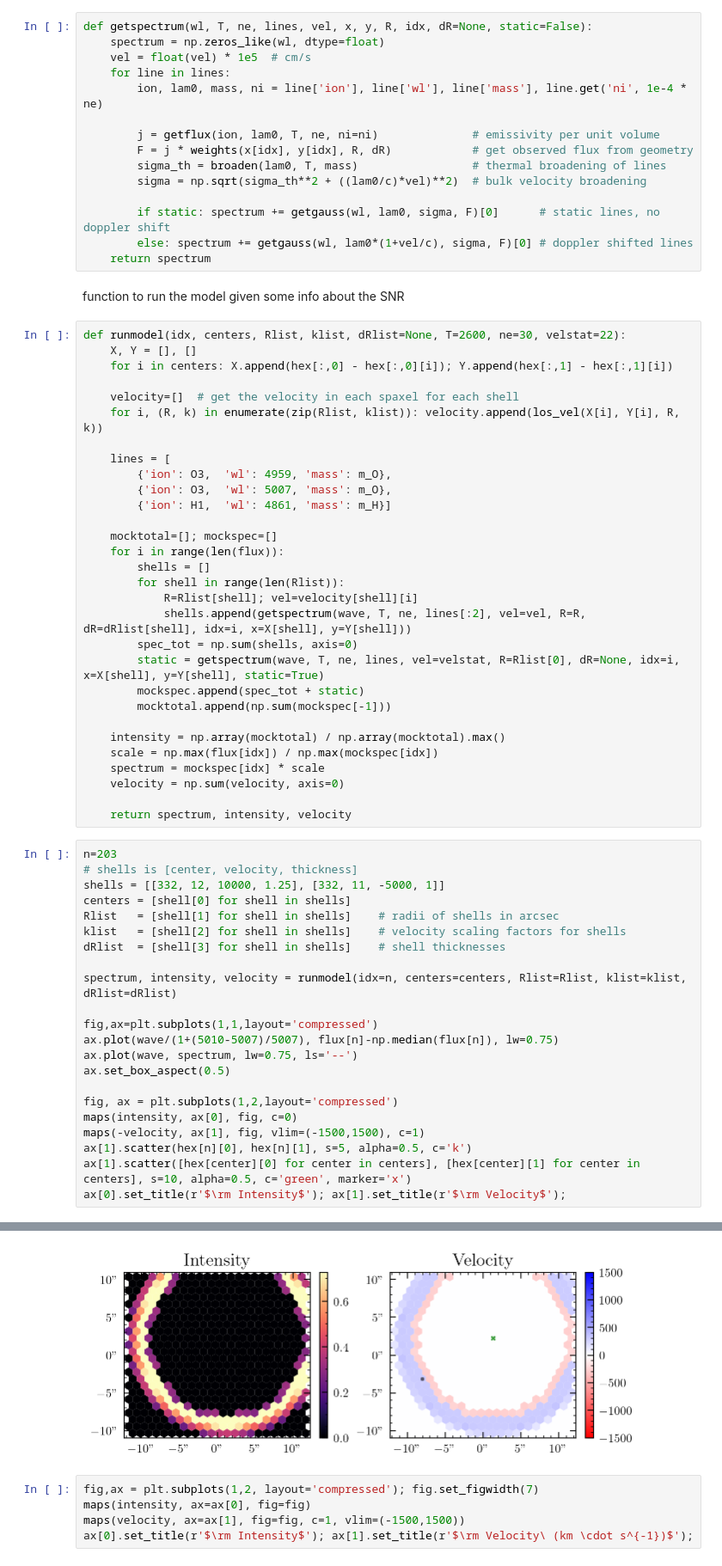
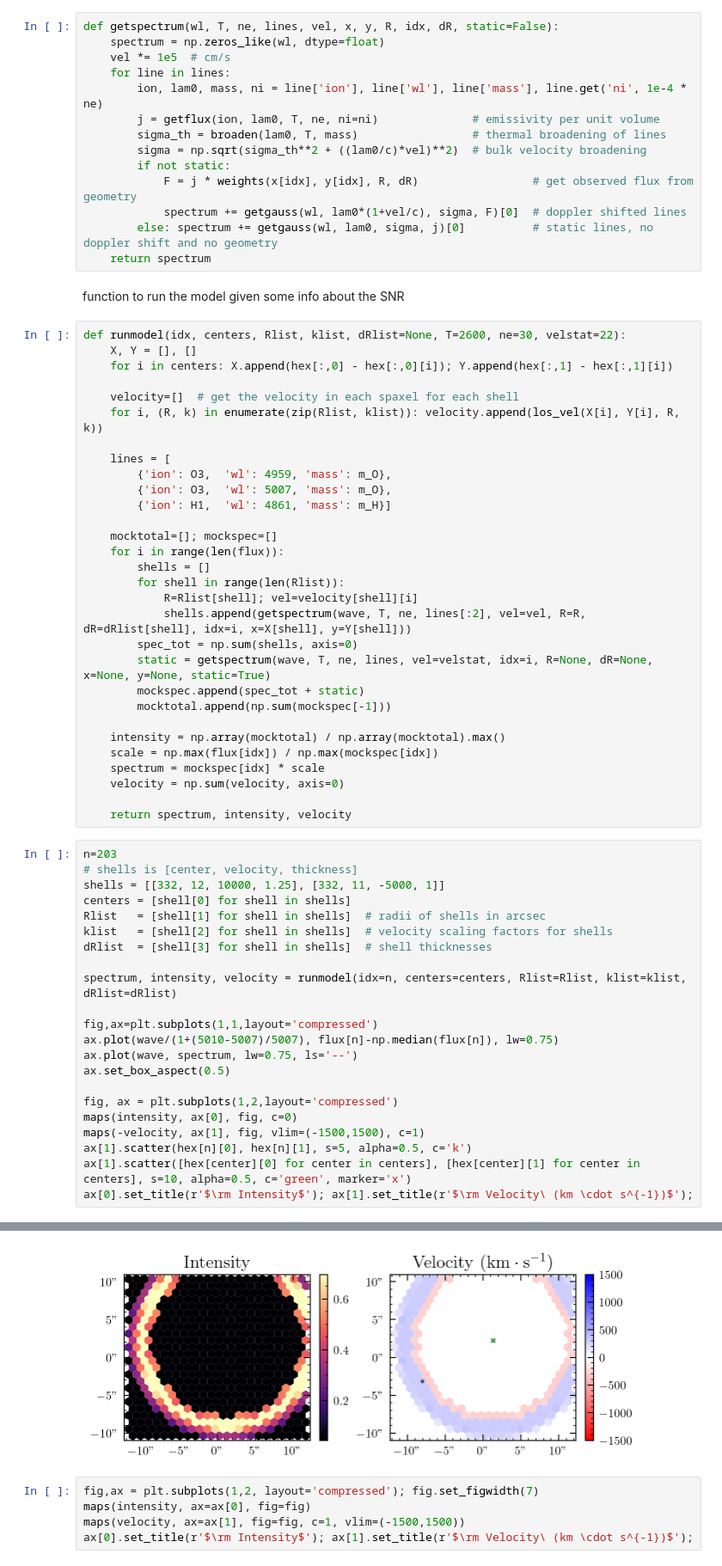
Before and after one commit to callumbloor/snr_stuff, a Jupyter notebook: model.ipynb, the cells around one changed output, grey strips where cells are left out. Shown at 86% size. Saved outputs shown, nothing was run; the diff lists cells and outputs as text.

```diff
--- a/model.ipynb
+++ b/model.ipynb
@@ -107,19 +107,18 @@ def dopplershift(wl0, vel):
 # %% [markdown]
 function to reproduce the spectra
 # %%
-def getspectrum(wl, T, ne, lines, vel, x, y, R, idx, dR=None, static=False):
+def getspectrum(wl, T, ne, lines, vel, x, y, R, idx, dR, static=False):
     spectrum = np.zeros_like(wl, dtype=float)
-    vel = float(vel) * 1e5  # cm/s
+    vel *= 1e5  # cm/s
     for line in lines:
         ion, lam0, mass, ni = line['ion'], line['wl'], line['mass'], line.get('ni', 1e-4 * ne)
-
         j = getflux(ion, lam0, T, ne, ni=ni)              # emissivity per unit volume
-        F = j * weights(x[idx], y[idx], R, dR)            # get observed flux from geometry
         sigma_th = broaden(lam0, T, mass)                 # thermal broadening of lines
         sigma = np.sqrt(sigma_th**2 + ((lam0/c)*vel)**2)  # bulk velocity broadening
-
-        if static: spectrum += getgauss(wl, lam0, sigma, F)[0]      # static lines, no doppler shift
-        else: spectrum += getgauss(wl, lam0*(1+vel/c), sigma, F)[0] # doppler shifted lines
+        if not static:
+            F = j * weights(x[idx], y[idx], R, dR)                 # get observed flux from geometry
+            spectrum += getgauss(wl, lam0*(1+vel/c), sigma, F)[0]  # doppler shifted lines
+        else: spectrum += getgauss(wl, lam0, sigma, j)[0]          # static lines, no doppler shift and no geometry
     return spectrum
 # %% [markdown]
 function to run the model given some info about the SNR
@@ -143,7 +142,7 @@ def runmodel(idx, centers, Rlist, klist, dRlist=None, T=2600, ne=30, velstat=22)
             R=Rlist[shell]; vel=velocity[shell][i]
             shells.append(getspectrum(wave, T, ne, lines[:2], vel=vel, R=R, dR=dRlist[shell], idx=i, x=X[shell], y=Y[shell]))
         spec_tot = np.sum(shells, axis=0)
-        static = getspectrum(wave, T, ne, lines, vel=velstat, R=Rlist[0], dR=None, idx=i, x=X[shell], y=Y[shell], static=True)
+        static = getspectrum(wave, T, ne, lines, vel=velstat, idx=i, R=None, dR=None, x=None, y=None, static=True)
         mockspec.append(spec_tot + static)
         mocktotal.append(np.sum(mockspec[-1]))
 
@@ -158,9 +157,9 @@ n=203
 # shells is [center, velocity, thickness]
 shells = [[332, 12, 10000, 1.25], [332, 11, -5000, 1]]
 centers = [shell[0] for shell in shells]
-Rlist   = [shell[1] for shell in shells]    # radii of shells in arcsec
-klist   = [shell[2] for shell in shells]    # velocity scaling factors for shells
-dRlist  = [shell[3] for shell in shells]    # shell thicknesses
+Rlist   = [shell[1] for shell in shells]  # radii of shells in arcsec
+klist   = [shell[2] for shell in shells]  # velocity scaling factors for shells
+dRlist  = [shell[3] for shell in shells]  # shell thicknesses
 
 spectrum, intensity, velocity = runmodel(idx=n, centers=centers, Rlist=Rlist, klist=klist, dRlist=dRlist)
 
@@ -174,5 +173,5 @@ maps(intensity, ax[0], fig, c=0)
 maps(-velocity, ax[1], fig, vlim=(-1500,1500), c=1)
 ax[1].scatter(hex[n][0], hex[n][1], s=5, alpha=0.5, c='k')
 ax[1].scatter([hex[center][0] for center in centers], [hex[center][1] for center in centers], s=10, alpha=0.5, c='green', marker='x')
-ax[0].set_title(r'$\rm Intensity$'); ax[1].set_title(r'$\rm Velocity$');
+ax[0].set_title(r'$\rm Intensity$'); ax[1].set_title(r'$\rm Velocity\ (km \cdot s^{-1})$');
 # %% [output]
@@ -180,4 +179,4 @@ ax[0].set_title(r'$\rm Intensity$'); ax[1].set_title(r'$\rm Velocity$');
-[figure, old version]
+[figure, new version]
 # %%
 fig,ax = plt.subplots(1,2, layout='compressed'); fig.set_figwidth(7)
 maps(intensity, ax=ax[0], fig=fig)
```
Also changed, not shown: parts of 2 cells of this notebook.
